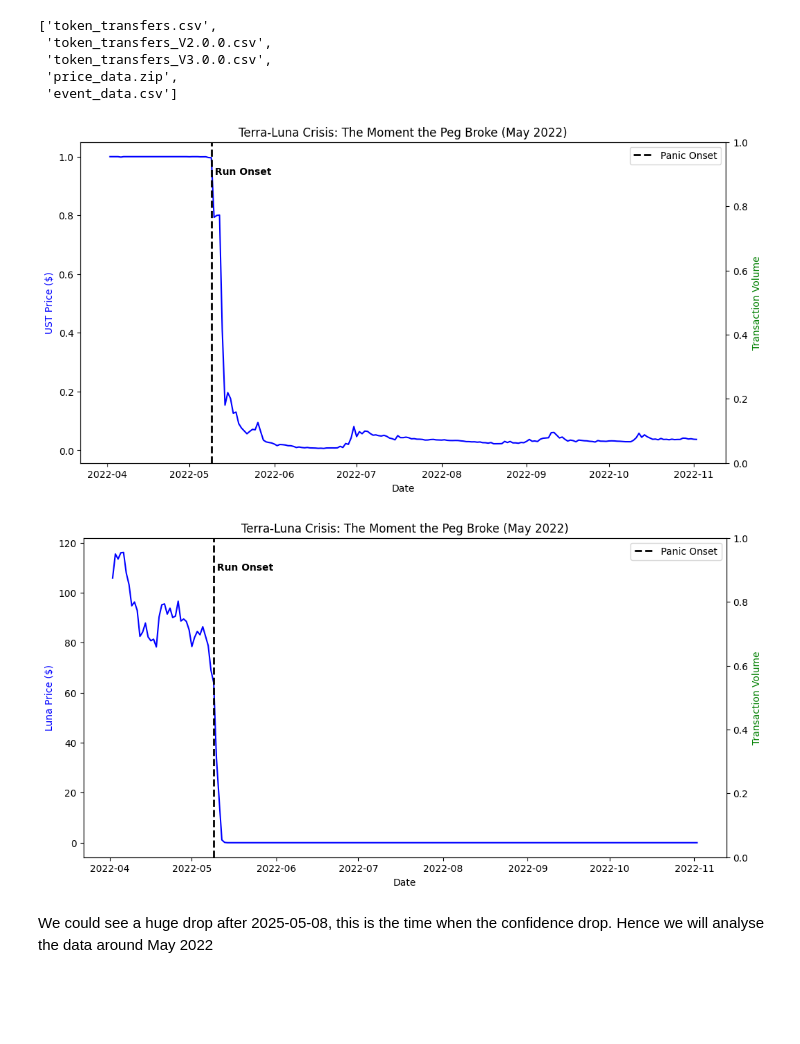
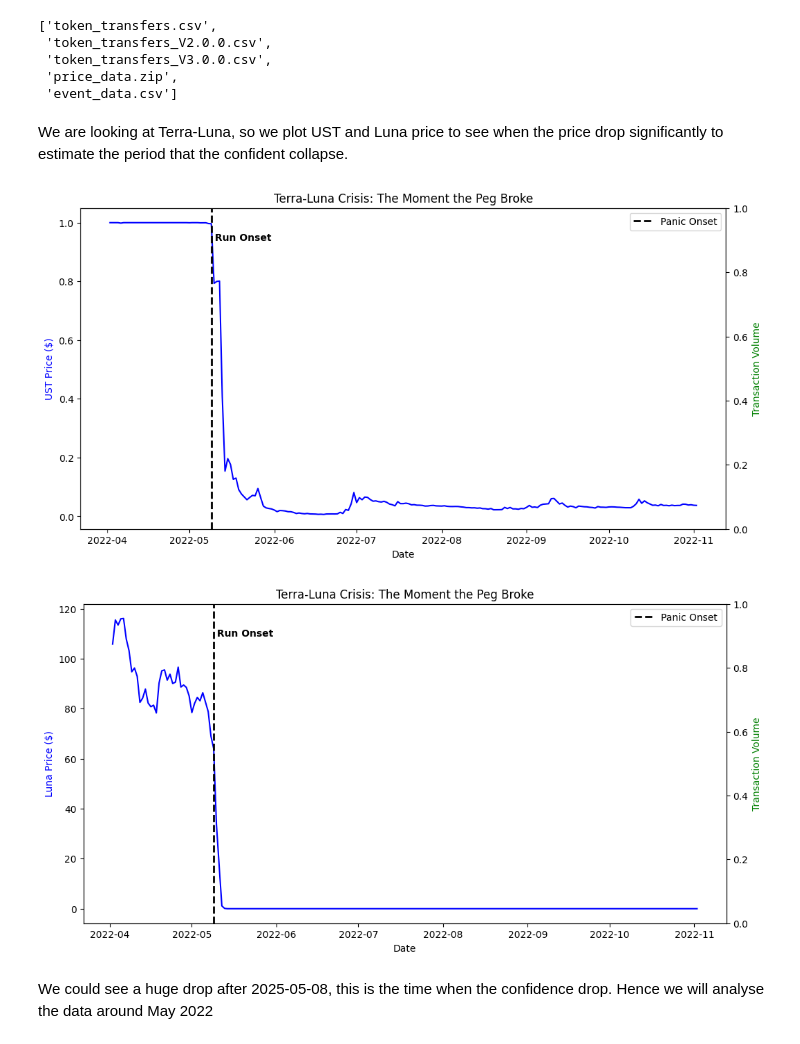
Before and after one commit to dextertan89/Dab-a-thon, a Jupyter notebook: notebooks/01_explore_terra.ipynb, the cells around one changed output. Drawn from its saved outputs; the diff is of its cells as text; code cells hidden in the pictures; blank space fills up the shorter version.

```diff
--- a/notebooks/01_explore_terra.ipynb
+++ b/notebooks/01_explore_terra.ipynb
@@ -24,6 +24,8 @@ terra_files
  'token_transfers_V3.0.0.csv',
  'price_data.zip',
  'event_data.csv']
+# %% [markdown]
+We are looking at Terra-Luna, so we plot UST and Luna price to see when the price drop significantly to estimate the period that the confident collapse.
 # %%
 with zipfile.ZipFile("../ERC20-stablecoins.zip") as outer_zip:
     nested_zip_data = outer_zip.read("price_data.zip")
@@ -38,19 +40,19 @@ luna_price['date'] = pd.to_datetime(luna_price['timestamp'], unit='s')
 # %%
 fig, ax1 = plt.subplots(figsize=(12, 6))
 
 ax1.set_xlabel('Date')
 ax1.set_ylabel('UST Price ($)', color='blue')
 ax1.plot(ust_price['date'], ust_price['close'], color='blue', label='Price')
 ax2 = ax1.twinx()
 ax2.set_ylabel('Transaction Volume', color='green')
 panic_onset = pd.to_datetime('2022-05-09')
 plt.axvline(x=panic_onset, color='black', linestyle='--', linewidth=2, label='Panic Onset')
 plt.text(panic_onset, plt.ylim()[1]*0.9, ' Run Onset', color='black', fontweight='bold')
 plt.legend()
-plt.title('Terra-Luna Crisis: The Moment the Peg Broke (May 2022)')
+plt.title('Terra-Luna Crisis: The Moment the Peg Broke')
 plt.show()
 # %% [output]
-[figure, old version]
+[figure, new version]
 # %%
 fig, ax1 = plt.subplots(figsize=(12, 6))
 
@@ -63,10 +65,10 @@ panic_onset = pd.to_datetime('2022-05-09')
 plt.axvline(x=panic_onset, color='black', linestyle='--', linewidth=2, label='Panic Onset')
 plt.text(panic_onset, plt.ylim()[1]*0.9, ' Run Onset', color='black', fontweight='bold')
 plt.legend()
-plt.title('Terra-Luna Crisis: The Moment the Peg Broke (May 2022)')
+plt.title('Terra-Luna Crisis: The Moment the Peg Broke')
 plt.show()
 # %% [output]
-[figure, old version]
+[figure, new version]
 # %% [markdown]
 We could see a huge drop after 2025-05-08, this is the time when the confidence drop. Hence we will analyse the data around May 2022
 # %% [markdown]
```
